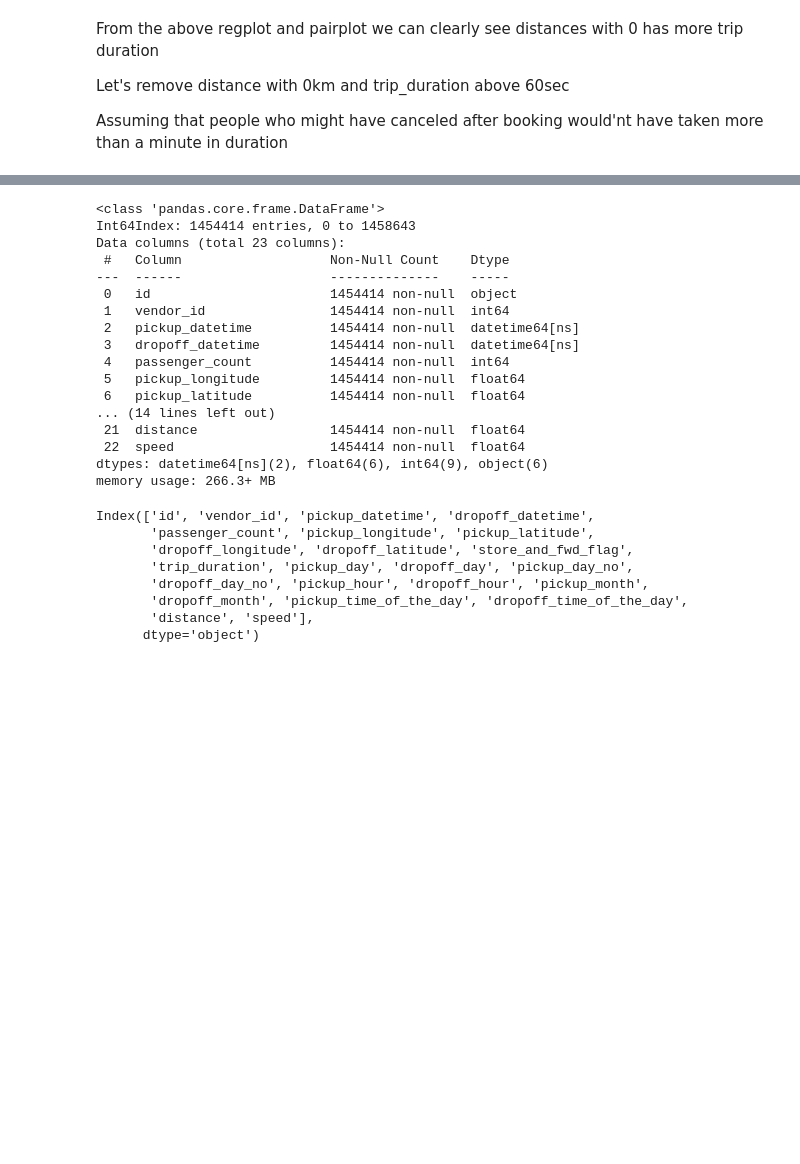
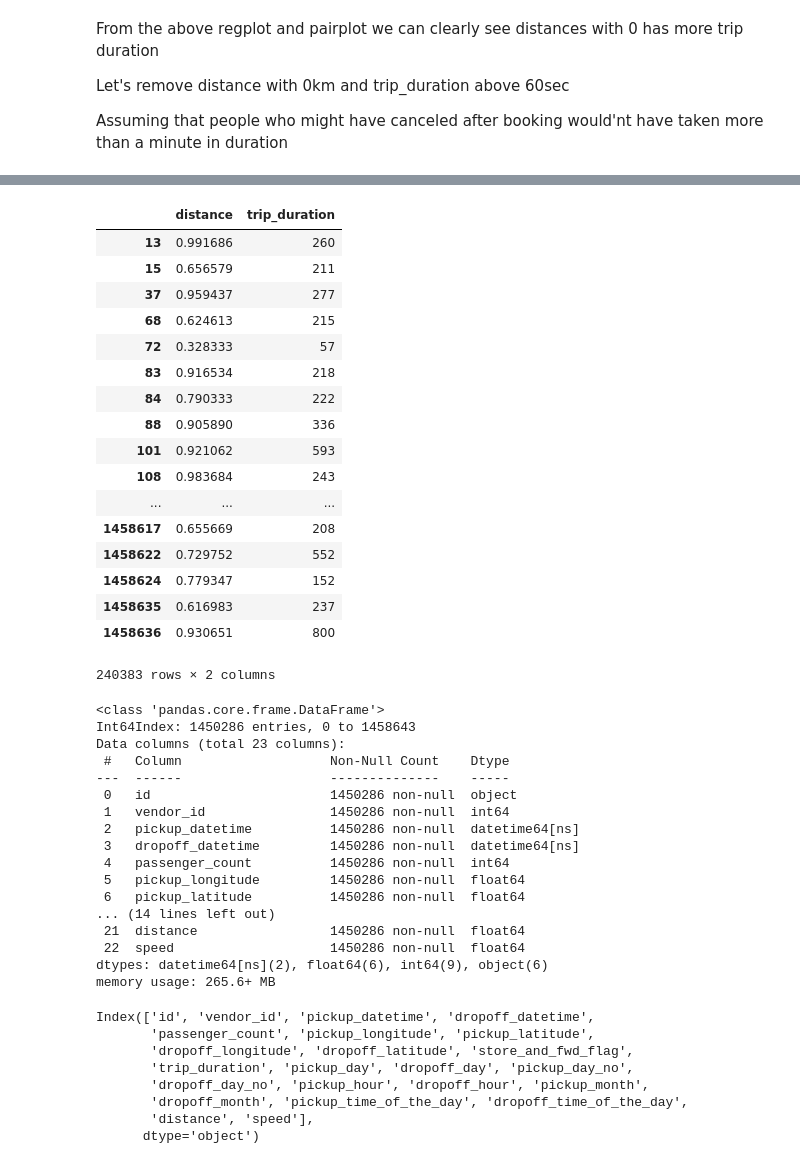
Before and after one commit to rubeshajith/NYC-taxi-trip-time-prediction, a Jupyter notebook: NYC_Taxi_Trip_Time_Prediction_Capstone_Project.ipynb, the cells around one changed output, grey strips where cells are left out. Drawn from its saved outputs; the diff is of its cells as text; code cells hidden in the pictures; blank space fills up the shorter version.

```diff
--- a/NYC_Taxi_Trip_Time_Prediction_Capstone_Project.ipynb
+++ b/NYC_Taxi_Trip_Time_Prediction_Capstone_Project.ipynb
@@ -627,23 +614,45 @@ df[df["distance"] ==0][["distance","trip_duration"]]
+# %%
+df = df[~((df.distance <=1) & (df.trip_duration >=1800))]
+df[df["distance"] <=1][["distance","trip_duration"]]
+# %% [output]
+|  | distance | trip_duration |
+| 13 | 0.991686 | 260 |
+| 15 | 0.656579 | 211 |
+| 37 | 0.959437 | 277 |
+| 68 | 0.624613 | 215 |
+| 72 | 0.328333 | 57 |
+| 83 | 0.916534 | 218 |
+| 84 | 0.790333 | 222 |
+| 88 | 0.905890 | 336 |
+| 101 | 0.921062 | 593 |
+| 108 | 0.983684 | 243 |
+| ... | ... | ... |
+| 1458617 | 0.655669 | 208 |
+| 1458622 | 0.729752 | 552 |
+| 1458624 | 0.779347 | 152 |
+| 1458635 | 0.616983 | 237 |
+| 1458636 | 0.930651 | 800 |
+240383 rows × 2 columns
 # %%
 df.info()
 # %% [output]
 <class 'pandas.core.frame.DataFrame'>
-Int64Index: 1454414 entries, 0 to 1458643
+Int64Index: 1450286 entries, 0 to 1458643
 Data columns (total 23 columns):
  #   Column                   Non-Null Count    Dtype
 ---  ------                   --------------    -----
- 0   id                       1454414 non-null  object
- 1   vendor_id                1454414 non-null  int64
- 2   pickup_datetime          1454414 non-null  datetime64[ns]
- 3   dropoff_datetime         1454414 non-null  datetime64[ns]
- 4   passenger_count          1454414 non-null  int64
- 5   pickup_longitude         1454414 non-null  float64
- 6   pickup_latitude          1454414 non-null  float64
+ 0   id                       1450286 non-null  object
+ 1   vendor_id                1450286 non-null  int64
+ 2   pickup_datetime          1450286 non-null  datetime64[ns]
+ 3   dropoff_datetime         1450286 non-null  datetime64[ns]
+ 4   passenger_count          1450286 non-null  int64
+ 5   pickup_longitude         1450286 non-null  float64
+ 6   pickup_latitude          1450286 non-null  float64
 ... (14 lines left out)
- 21  distance                 1454414 non-null  float64
- 22  speed                    1454414 non-null  float64
+ 21  distance                 1450286 non-null  float64
+ 22  speed                    1450286 non-null  float64
 dtypes: datetime64[ns](2), float64(6), int64(9), object(6)
-memory usage: 266.3+ MB
+memory usage: 265.6+ MB
 # %%
 df.columns
 # %% [output]
```
Also changed, not shown: parts of 67 cells of this notebook.
